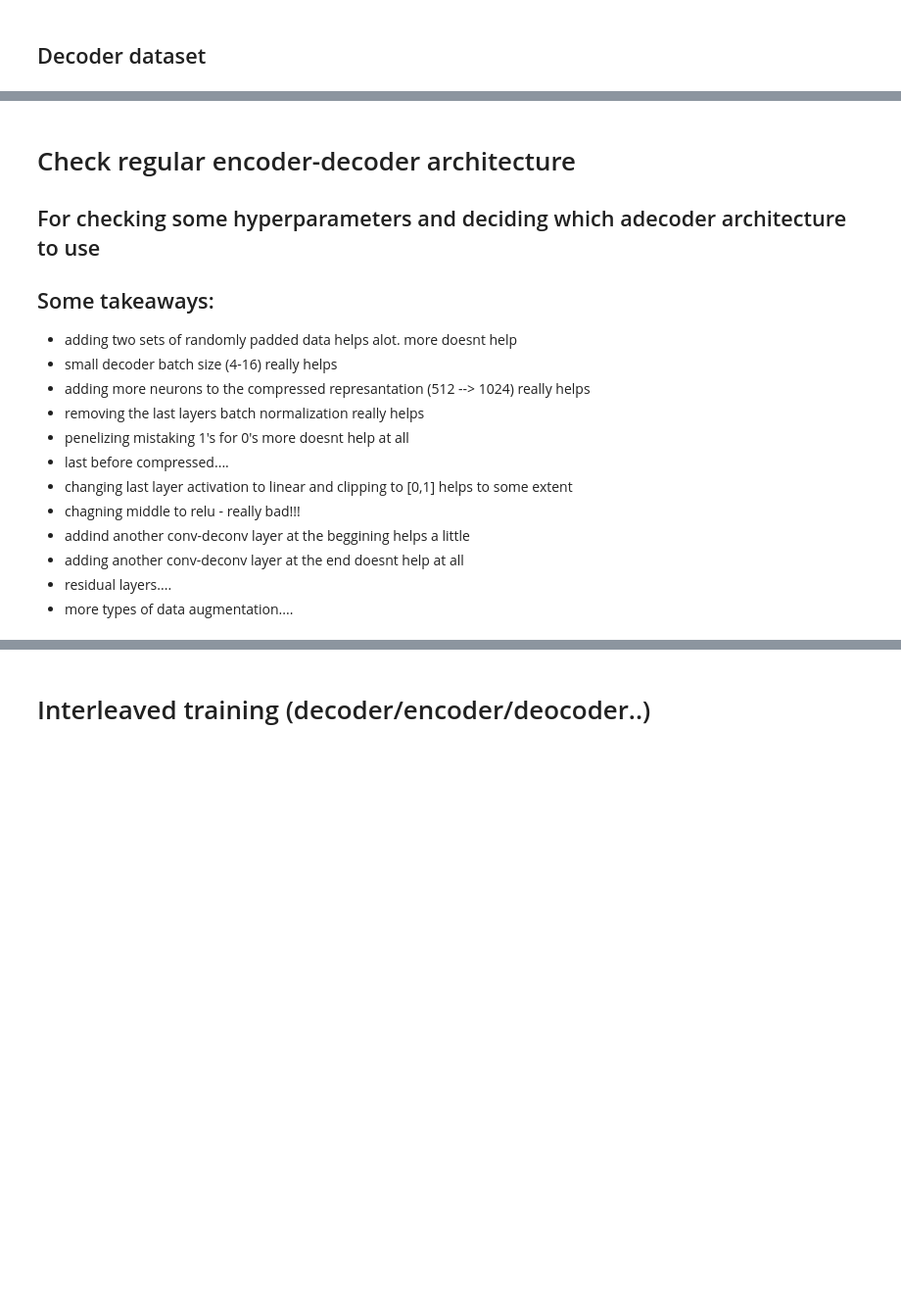
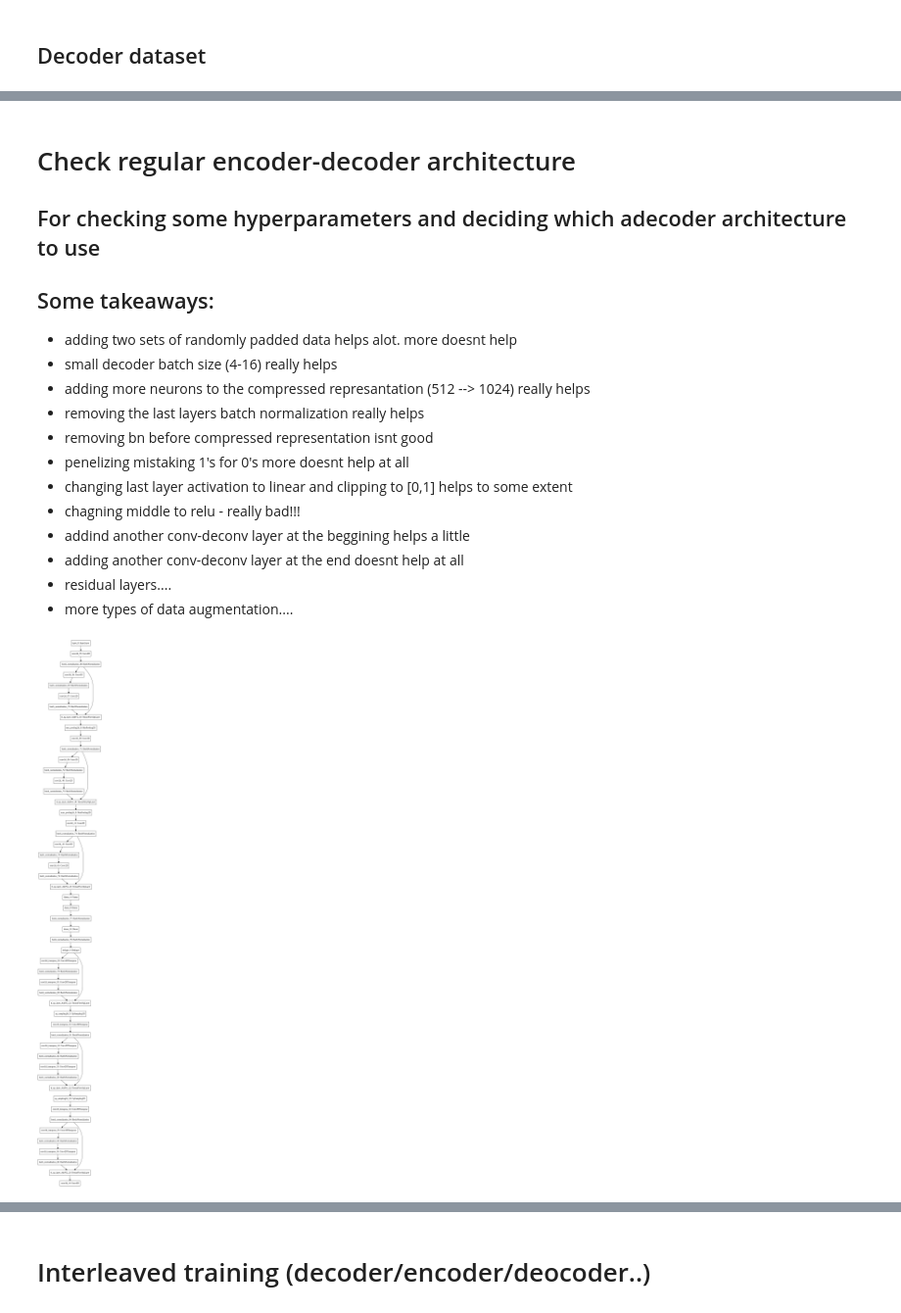
Before and after one commit to omerhac/arc_challenge, a Jupyter notebook: arc_starter_notebook.ipynb, the cells around one changed output, grey strips where cells are left out. Shown at 98% size. Cells and saved outputs as stored; diff of their text form; code cells hidden in the pictures; blank space fills up the shorter version.

```diff
--- a/arc_starter_notebook.ipynb
+++ b/arc_starter_notebook.ipynb
@@ -731,8 +749,8 @@ KeyboardInterrupt: ignored
 - small decoder batch size (4-16) really helps
 - adding more neurons to the compressed represantation (512 --> 1024) really helps
 - removing the last layers batch normalization really helps
+ - removing bn before compressed representation isnt good
 - penelizing mistaking 1's for 0's more doesnt help at all
-- last before compressed....
 - changing last layer activation to linear and clipping to [0,1] helps to some extent
 - chagning middle to relu - really bad!!!
 - addind another conv-deconv layer at the beggining helps a little
@@ -858 +912,6 @@ def get_encoder_decoder1():
+# %%
+ed = get_encoder_decoder1()
+plot_model(ed)
+# %% [output]
+[figure, added]
 # %%
```
Also changed, not shown: parts of 12 cells of this notebook.
